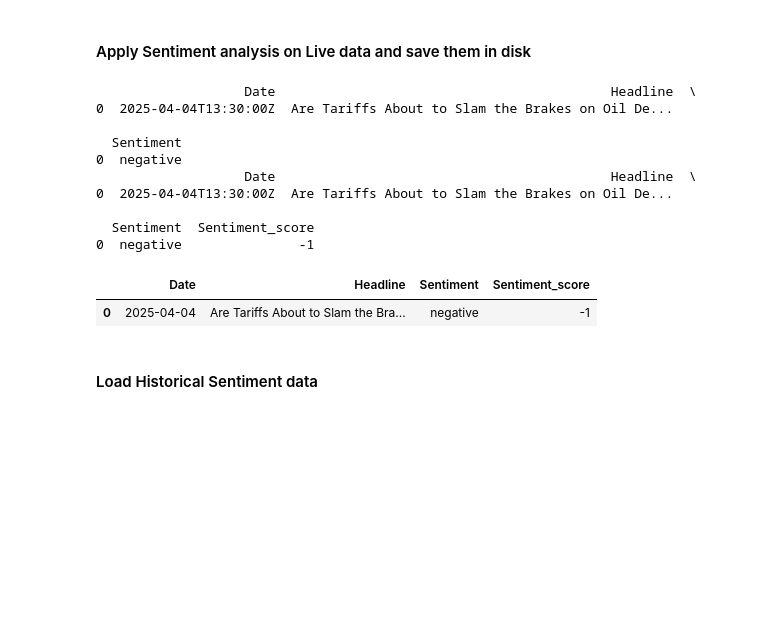
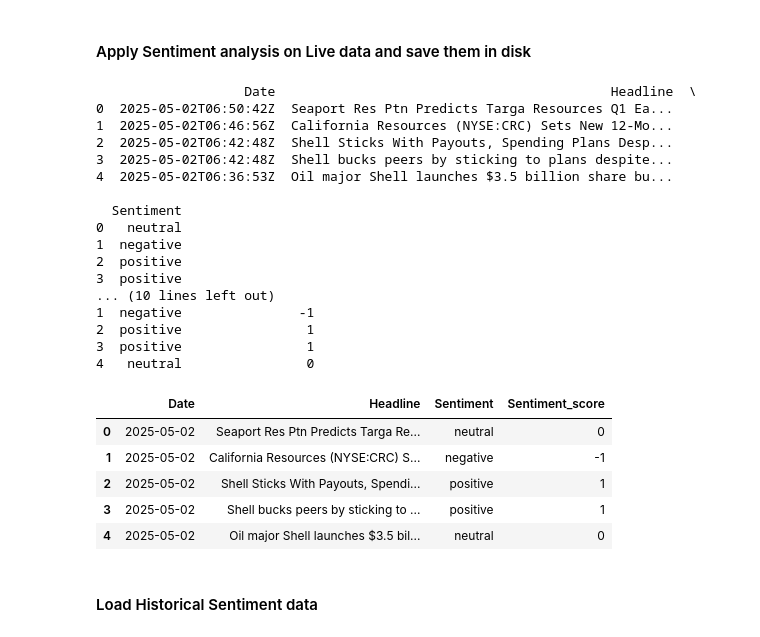
Before and after one commit to kayaniv105105/Realtime_Price_Prediction_commodity, a Jupyter notebook: Code/Real_time/Realtime-prediction_CRUDE_OIL.ipynb, the cells around one changed output. Cells and saved outputs as stored; diff of their text form; code cells hidden in the pictures; blank space fills up the shorter version.

```diff
--- a/Code/Real_time/Realtime-prediction_CRUDE_OIL.ipynb
+++ b/Code/Real_time/Realtime-prediction_CRUDE_OIL.ipynb
@@ -72,18 +72,18 @@ data_ticker_map = {
             'CRUDE_OIL': 'CL=F'}
 
 data_file_mapping = {
-            'GOLD' : 'Data/Historical_Gold_data_April.csv',
-           'SILVER': 'Data/Historical_Silver_data_April.csv',
-           'CRUDE_OIL': 'Data/Historical_Crude_oil_data_April.csv',}
+            'GOLD' : '../../Data/Historical_Gold_data_April_2015.csv',
+           'SILVER': '../../Data/Historical_Silver_data_April_2015.csv',
+           'CRUDE_OIL': '../../Data/Historical_Crude_oil_data_April_2015.csv',}
 
-Live_Sentiments_file_name = 'Live_Sentiments.csv'
-Live_Sentiments_file_dir = 'Sentiments'
+Live_Sentiments_file_name = 'real-Live_Sentiments.csv'
+Live_Sentiments_file_dir = '../../Sentiments'
 Historical_Sentiments_file_name = 'Historical_Sentiments.csv'
-Historical_Sentiments_file_dir = 'Sentiments'
+Historical_Sentiments_file_dir = '../../Sentiments'
 
-best_models_dir = {'GOLD': 'Models/GOLD_MODELS', 'SILVER' : 'Models/SILVER_MODELS', 'CRUDE_OIL': 'Models/CRUDE_OIL_MODELS'}
-hybrid_models_dir = {'GOLD': 'Models/GOLD_HYBRID_MODELS', 'SILVER' : 'Models/SILVER_HYBRID_MODELS', 'CRUDE_OIL': 'Models/CRUDE_OIL_HYBRID_MODELS'}
-hybrid_meta_models_dir = {'GOLD': 'Models/GOLD_HYBRID_MODELS/Meta', 'SILVER' : 'Models/SILVER_HYBRID_MODELS/Meta', 'CRUDE_OIL': 'Models/CRUDE_OIL_HYBRID_MODELS/Meta'}
+best_models_dir = {'GOLD': '../../Models/GOLD_MODELS', 'SILVER' : '../../Models/SILVER_MODELS', 'CRUDE_OIL': '../../Models/CRUDE_OIL_MODELS'}
+hybrid_models_dir = {'GOLD': '../../Models/GOLD_HYBRID_MODELS', 'SILVER' : '../../Models/SILVER_HYBRID_MODELS', 'CRUDE_OIL': '../../Models/CRUDE_OIL_HYBRID_MODELS'}
+hybrid_meta_models_dir = {'GOLD': '../../Models/GOLD_HYBRID_MODELS/Meta', 'SILVER' : '../../Models/SILVER_HYBRID_MODELS/Meta', 'CRUDE_OIL': '../../Models/CRUDE_OIL_HYBRID_MODELS/Meta'}
 # %% [markdown]
 ### Enter Commodity Name for which you want to predict Price EX: GOLD, SILVER, CRUDE OIL etc
 # %%
@@ -532,43 +561,59 @@ WARNING:tensorflow:From C:\Users\Lenovo\myvenv\myenv\Lib\site-packages\tf_keras\
 # %% [markdown]
 #### Apply Sentiment analysis on Live data and save them in disk
 # %%
+# Save the new data
 import os
 Live_Sentiments_file = os.path.join(Live_Sentiments_file_dir, commodity.upper(), Live_Sentiments_file_name)
-
-# Save the new data
-sentiment_df = get_gold_sentiment()
-sentiment_df.to_csv(Live_Sentiments_file, index=False)
+if os.path.exists(Live_Sentiments_file):
+    sentiment_df = get_oil_sentiment()
+    sentiment_df.to_csv(Live_Sentiments_file, index=False)
+    sentiment_df =  pd.read_csv(Live_Sentiments_file)  # File does not exist
+else:
+    # Fetch sentiment data
+    sentiment_df = get_oil_sentiment()
+    sentiment_df.to_csv(Live_Sentiments_file, index=False)
 print(sentiment_df.head())
 sentiment_df['Sentiment_score'] = sentiment_df['Sentiment'].apply(lambda x: 1 if x == 'positive' else -1 if x == 'negative' else 0)
 print(sentiment_df.head())
 
 # Add sentiment data back to the news_df
 sentiment_df[['Date', 'Headline', 'Sentiment', 'Sentiment_score']]
 live_sentiments_df = sentiment_df[['Date', 'Headline', 'Sentiment', 'Sentiment_score']]
 # # Print out the resulting dataframe
 # print(news_df[['Date', 'Title', 'Sentiment']].head())
 
 # Convert Date column to datetime and add a range of days around each event
 live_sentiments_df['Date'] = pd.to_datetime(live_sentiments_df['Date'])
 
 
 
 live_sentiments_df['Date'] = pd.to_datetime(live_sentiments_df['Date'], errors='coerce')
 live_sentiments_df['Date'] = live_sentiments_df['Date'].dt.tz_localize(None).dt.date
 live_sentiments_df.head()
 # %% [output]
                    Date                                           Headline  \
-0  2025-04-04T13:30:00Z  Are Tariffs About to Slam the Brakes on Oil De...
+0  2025-05-02T06:50:42Z  Seaport Res Ptn Predicts Targa Resources Q1 Ea...
+1  2025-05-02T06:46:56Z  California Resources (NYSE:CRC) Sets New 12-Mo...
+2  2025-05-02T06:42:48Z  Shell Sticks With Payouts, Spending Plans Desp...
+3  2025-05-02T06:42:48Z  Shell bucks peers by sticking to plans despite...
+4  2025-05-02T06:36:53Z  Oil major Shell launches $3.5 billion share bu...
 
   Sentiment
-0  negative
-                   Date                                           Headline  \
-0  2025-04-04T13:30:00Z  Are Tariffs About to Slam the Brakes on Oil De...
-
-  Sentiment  Sentiment_score
-0  negative               -1
+0   neutral
+1  negative
+2  positive
+3  positive
+... (10 lines left out)
+1  negative               -1
+2  positive                1
+3  positive                1
+4   neutral                0
 |  | Date | Headline | Sentiment | Sentiment_score |
-| 0 | 2025-04-04 | Are Tariffs About to Slam the Bra... | negative | -1 |
+| 0 | 2025-05-02 | Seaport Res Ptn Predicts Targa Re... | neutral | 0 |
+| 1 | 2025-05-02 | California Resources (NYSE:CRC) S... | negative | -1 |
+| 2 | 2025-05-02 | Shell Sticks With Payouts, Spendi... | positive | 1 |
+| 3 | 2025-05-02 | Shell bucks peers by sticking to ... | positive | 1 |
+| 4 | 2025-05-02 | Oil major Shell launches $3.5 bil... | neutral | 0 |
 # %% [markdown]
 #### Load Historical Sentiment data
 # %%
```
Also changed, not shown: parts of 37 cells of this notebook, 14 other files.
